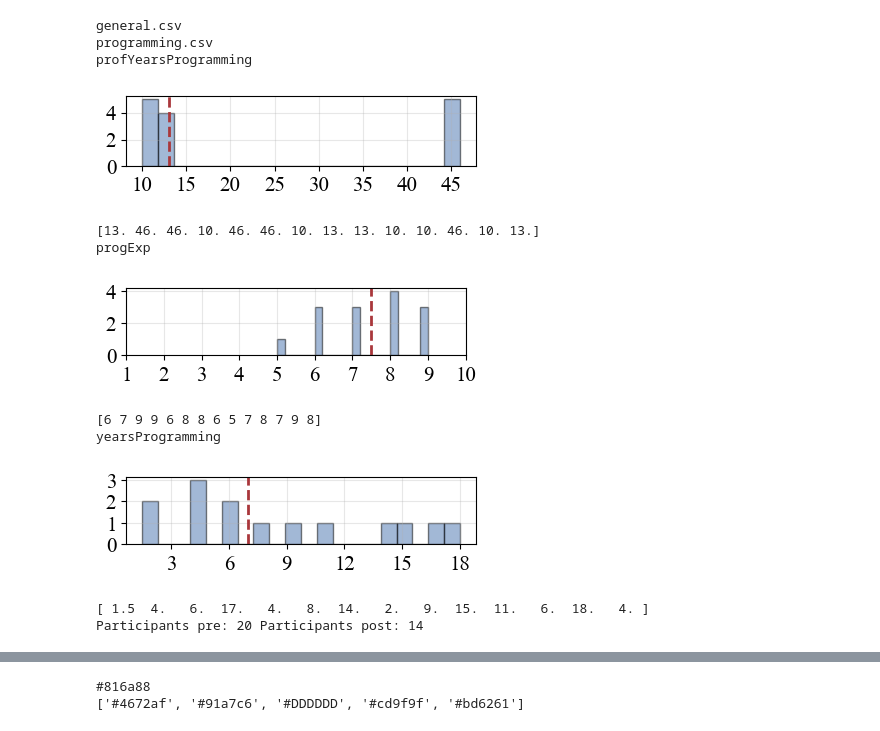
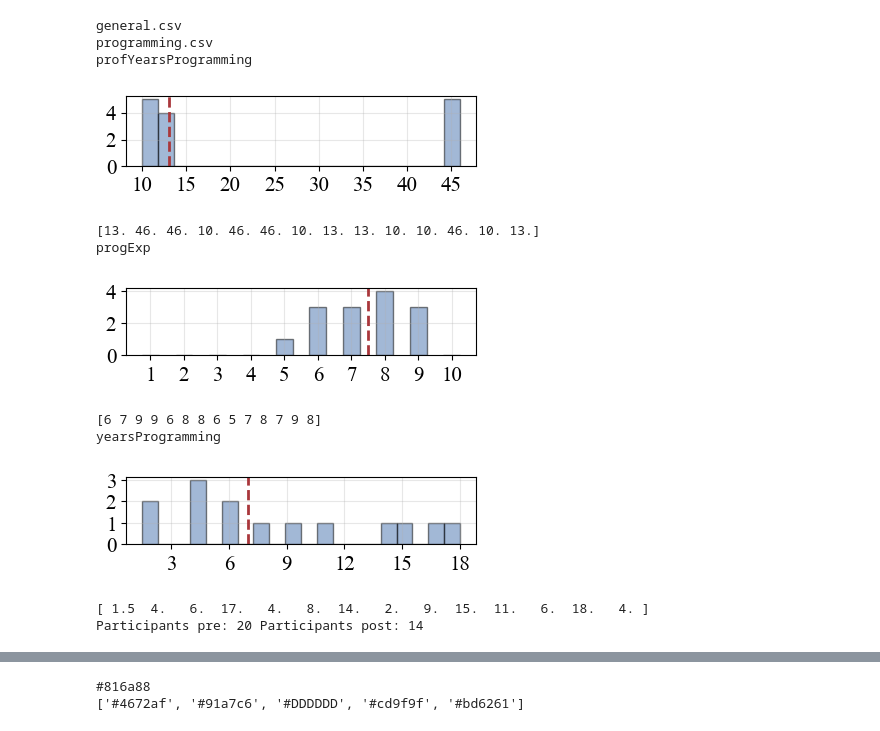
Before and after one commit to AnnemarieWittig/supplementary-masters-thesis, a Jupyter notebook: QuestionnaireScripts/create_demographics_table.ipynb, the cells around one changed output, grey strips where cells are left out. Drawn from its saved outputs; the diff is of its cells as text; code cells hidden in the pictures.

```diff
--- a/QuestionnaireScripts/create_demographics_table.ipynb
+++ b/QuestionnaireScripts/create_demographics_table.ipynb
@@ -61,7 +61,7 @@ def filter_and_remove_participants(df, participant_column='participantId'):
 # %%
 describing_values = {}
 # %%
-
+import numpy as np
 path_to_company_folder = path_to_questionnaire_storage.replace('COMP', company)
 files = ['general.csv', 'programming.csv']
 participants_pre = []
@@ -90,14 +90,17 @@ for file in os.listdir(path_to_company_folder):
 
                     # Create a wide but not tall histogram
                     plt.figure(figsize=(4, 1.3))
-                    plt.hist(df[column].dropna(), bins=20, edgecolor='black', alpha=0.5, color='#4672AF')
+                    if column == 'progExp':
+                        bins = np.arange(0.5, 10.6, 1)  # Bins centered on integers 1 to 10
+                        width = 0.5
+                    else:
+                        bins = 20  # Default bin count
+                        width = None
+
+                    plt.hist(df[column].dropna(), bins=bins, edgecolor='black', alpha=0.5, color='#4672AF', rwidth=width)
                     plt.axvline(median, color='#a9373b', linestyle='--', linewidth=2, label=f'Median: {median}')
                     # plt.xlabel(column)
                     # plt.ylabel('Frequency')
-
-
-
-
                     # plt.legend()
                     plt.grid(True, alpha=0.3)
 
@@ -108,34 +111,36 @@ for file in os.listdir(path_to_company_folder):
 
                     if column == 'progExp':
                         plt.xticks(range(1, 11), fontsize=15)
+                        # plt.gca().xaxis.set_major_locator(MaxNLocator(integer=True))
+
                     else:
                         plt.xticks(fontsize=15)
                     plt.yticks(fontsize=15)
 
                     plt.tight_layout()
 
                     # Save the plot
                     plot_path = f'./graphics/participant_table/{column}_distribution.png'
                     os.makedirs(os.path.dirname(plot_path), exist_ok=True)
                     plt.savefig(plot_path, dpi=300, bbox_inches='tight')
                     plt.show()
 
                     print(df[column].values)
                     # Store the median value for later use
                     describing_values[column] = {
                                                     'median': median,
                                                     'plot_path': plot_path
                                                 }
 print("Participants pre:", len(set(participants_pre))
       , "Participants post:", len(set(participants_post)))
 # %% [output]
 general.csv
 programming.csv
 profYearsProgramming
 [figure]
 [13. 46. 46. 10. 46. 46. 10. 13. 13. 10. 10. 46. 10. 13.]
 progExp
-[figure, old version]
+[figure, new version]
 [6 7 9 9 6 8 8 6 5 7 8 7 9 8]
 yearsProgramming
 [figure]
```
Also changed, not shown: parts of 1 cell of this notebook, 6 other files.
